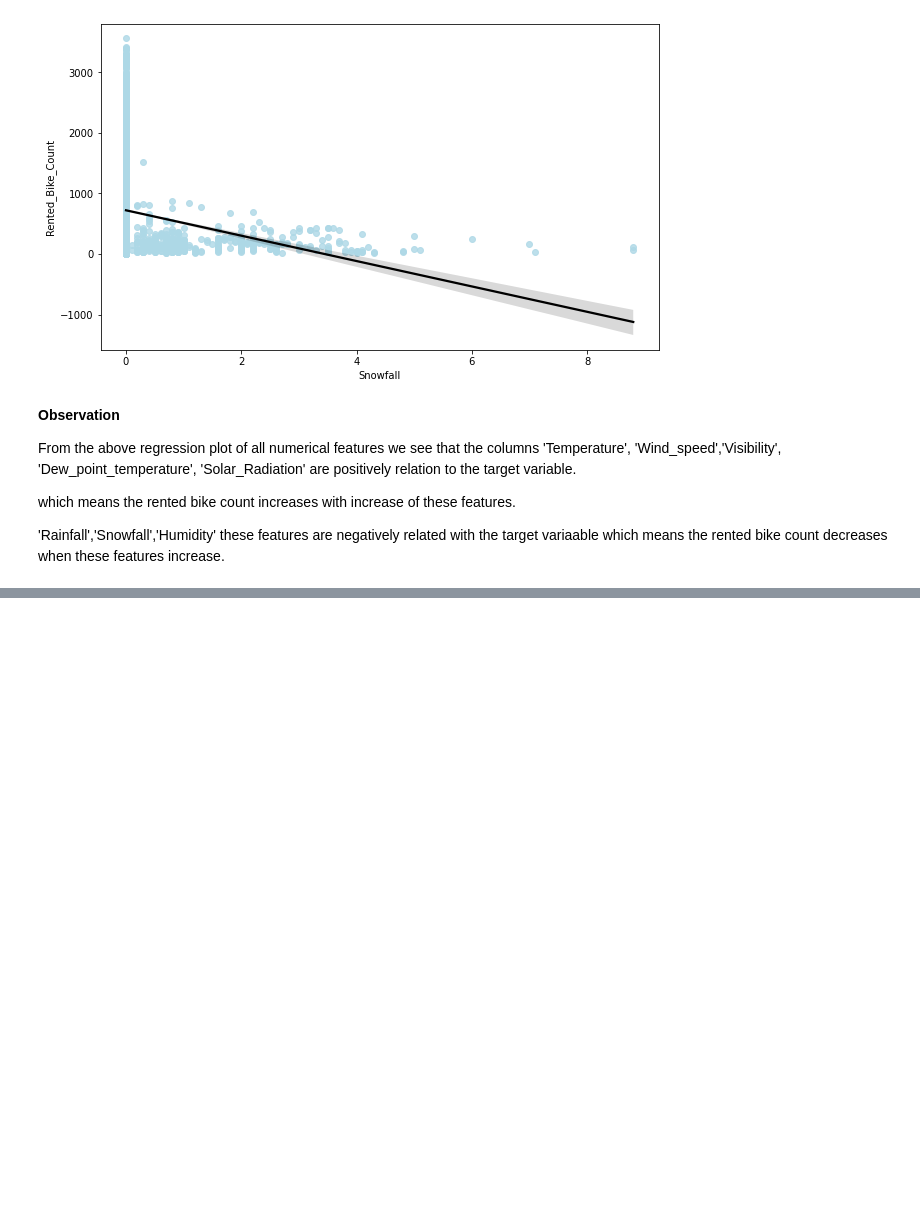
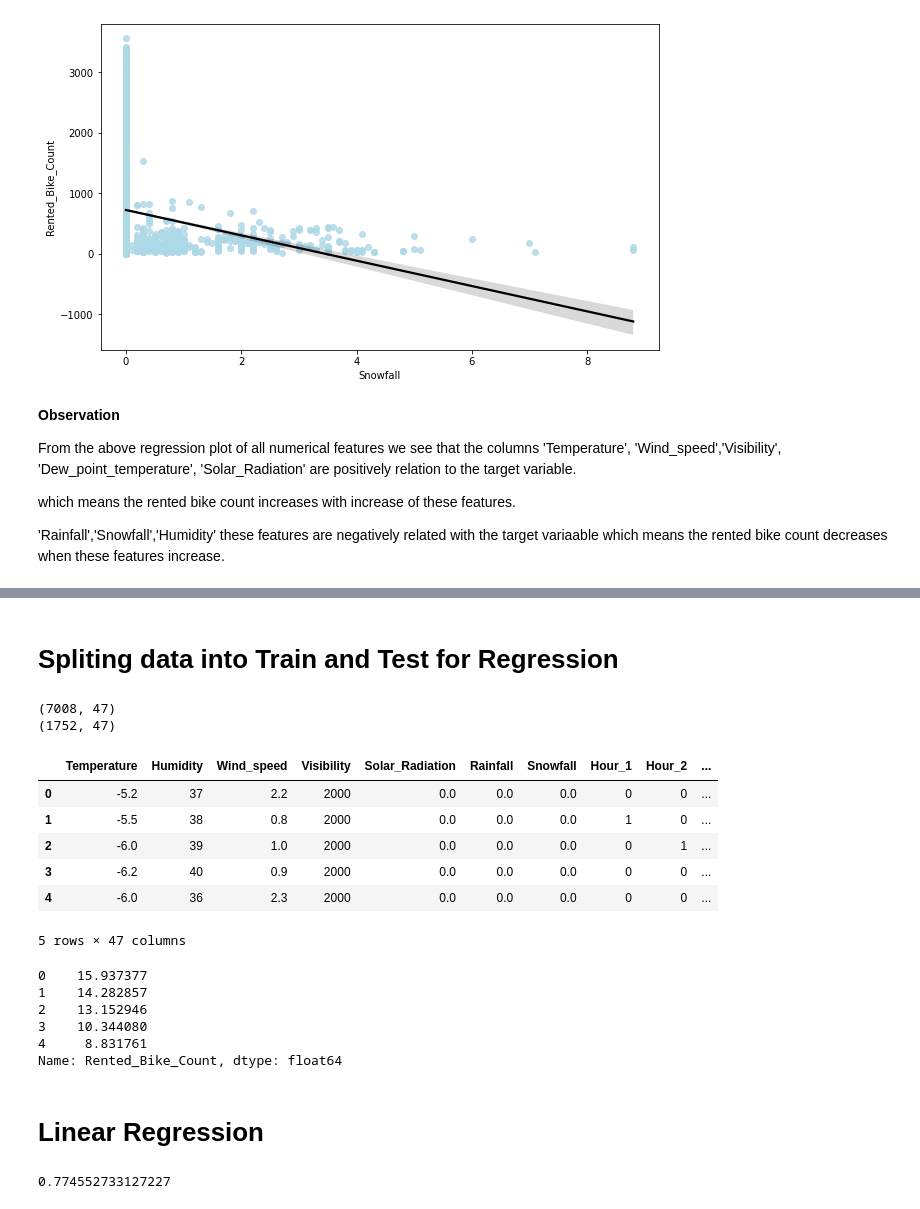
Before and after one commit to Tanushri920/Bike-Sharing-Demand-Prediction, a Jupyter notebook: Copy_of_Bike_Sharing_Demand_Prediction_Capstone_Project.ipynb, the cells around one changed output, grey strips where cells are left out. Drawn from its saved outputs; the diff is of its cells as text; code cells hidden in the pictures; blank space fills up the shorter version.

```diff
--- a/Copy_of_Bike_Sharing_Demand_Prediction_Capstone_Project.ipynb
+++ b/Copy_of_Bike_Sharing_Demand_Prediction_Capstone_Project.ipynb
@@ -558,0 +622,5 @@ which means the rented bike count increases with increase of these features.
+# %%
+#Assign all catagorical features to a variable
+categorical_features=list(bike_df.select_dtypes(['object','category']).columns)
+categorical_features=pd.Index(categorical_features)
+categorical_features
@@ -558,0 +635,12 @@ which means the rented bike count increases with increase of these features.
+# %%
+#creat a copy
+bike_df_copy = bike_df
+
+def one_hot_encoding(data, column):
+    data = pd.concat([data, pd.get_dummies(data[column], prefix=column, drop_first=True)], axis=1)
+    data = data.drop([column], axis=1)
+    return data
+
+for col in categorical_features:
+    bike_df_copy = one_hot_encoding(bike_df_copy, col)
+bike_df_copy.head()
@@ -558,0 +655,2 @@ which means the rented bike count increases with increase of these features.
+# %% [markdown]
+# **Spliting data into Train and Test for Regression**
@@ -558,0 +661,28 @@ which means the rented bike count increases with increase of these features.
+# %%
+X_train, X_test, y_train, y_test = train_test_split( X,y , test_size = 0.2, random_state = 0)
+print(X_train.shape)
+print(X_test.shape)
+# %% [output]
+(7008, 47)
+(1752, 47)
+# %%
+X.head()
+# %% [output]
+|  | Temperature | Humidity | Wind_speed | Visibility | Solar_Radiation | Rainfall | Snowfall | Hour_1 | Hour_2 | ... |
+| 0 | -5.2 | 37 | 2.2 | 2000 | 0.0 | 0.0 | 0.0 | 0 | 0 | ... |
+| 1 | -5.5 | 38 | 0.8 | 2000 | 0.0 | 0.0 | 0.0 | 1 | 0 | ... |
+| 2 | -6.0 | 39 | 1.0 | 2000 | 0.0 | 0.0 | 0.0 | 0 | 1 | ... |
+| 3 | -6.2 | 40 | 0.9 | 2000 | 0.0 | 0.0 | 0.0 | 0 | 0 | ... |
+| 4 | -6.0 | 36 | 2.3 | 2000 | 0.0 | 0.0 | 0.0 | 0 | 0 | ... |
+5 rows × 47 columns
+# %%
+y.head()
+# %% [output]
+0    15.937377
+1    14.282857
+2    13.152946
+3    10.344080
+4     8.831761
+Name: Rented_Bike_Count, dtype: float64
+# %% [markdown]
+# **Linear Regression**
@@ -558,0 +692,5 @@ which means the rented bike count increases with increase of these features.
+# %%
+#check the score
+reg.score(X_train, y_train)
+# %% [output]
+0.774552733127227
```
Also changed, not shown: parts of 20 cells of this notebook.
